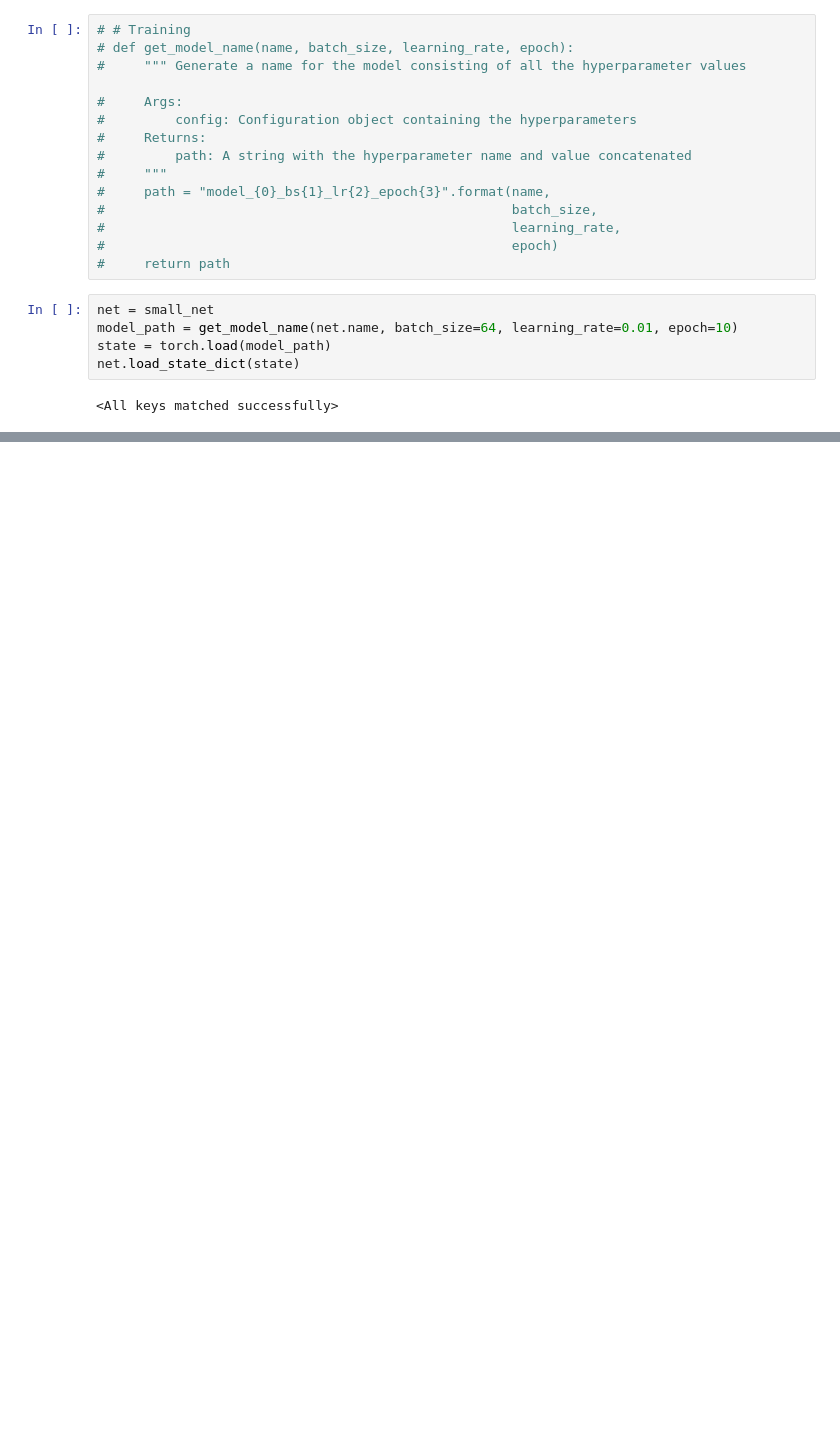
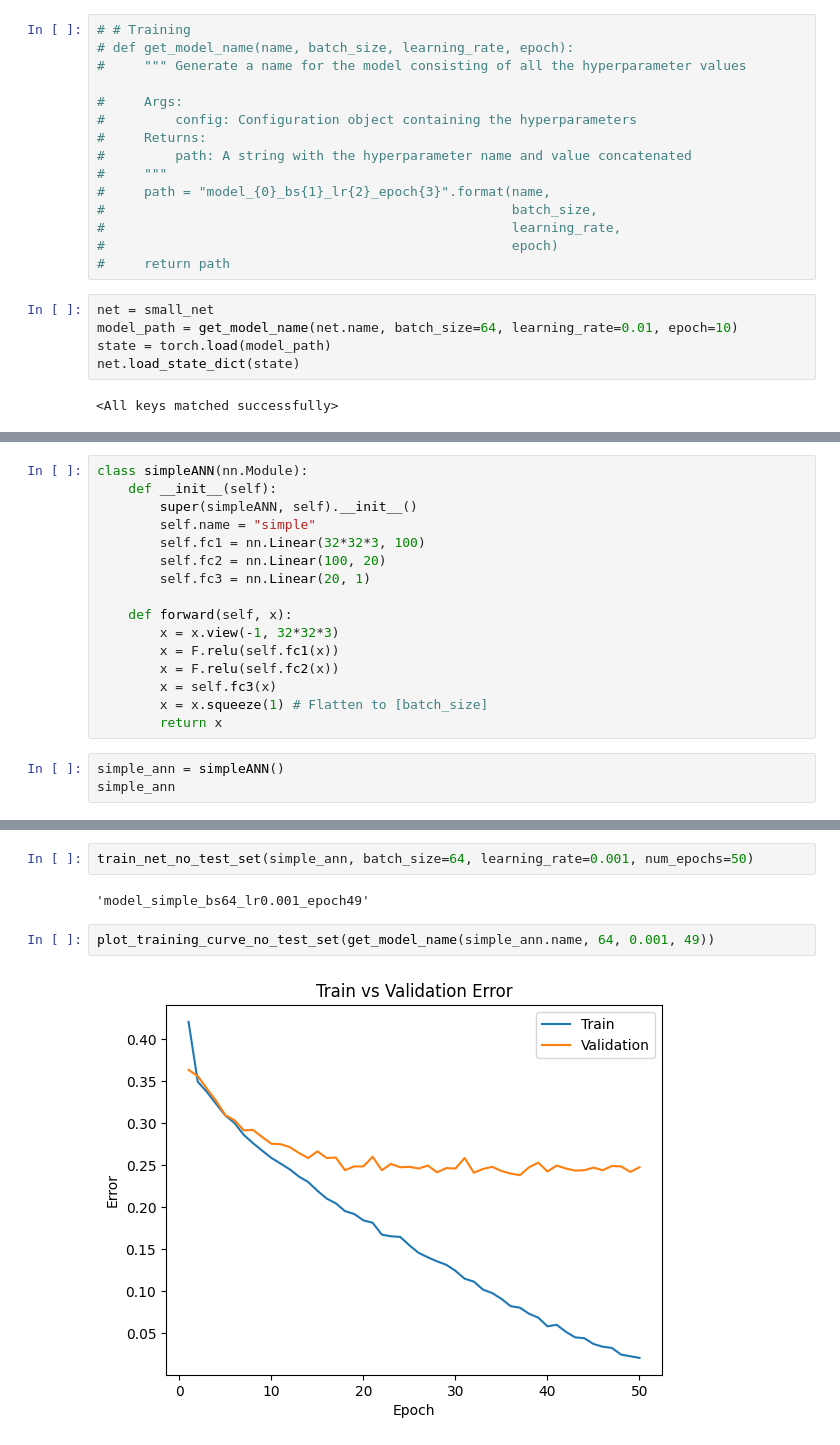
Before and after one commit to armandordorica/MIE1517_A1, a Jupyter notebook: MIE1517_Assignment_1_.ipynb, the cells around one changed output, grey strips where cells are left out. Drawn from its saved outputs; the diff is of its cells as text; blank space fills up the shorter version.

```diff
--- a/MIE1517_Assignment_1_.ipynb
+++ b/MIE1517_Assignment_1_.ipynb
@@ -1537,0 +1724,19 @@ False
+# %%
+class simpleANN(nn.Module):
+    def __init__(self):
+        super(simpleANN, self).__init__()
+        self.name = "simple"
+        self.fc1 = nn.Linear(32*32*3, 100)
+        self.fc2 = nn.Linear(100, 20)
+        self.fc3 = nn.Linear(20, 1)
+
+    def forward(self, x):
+        x = x.view(-1, 32*32*3)
+        x = F.relu(self.fc1(x))
+        x = F.relu(self.fc2(x))
+        x = self.fc3(x)
+        x = x.squeeze(1) # Flatten to [batch_size]
+        return x
+# %%
+simple_ann = simpleANN()
+simple_ann
@@ -1537,0 +1862,8 @@ False
+# %%
+train_net_no_test_set(simple_ann, batch_size=64, learning_rate=0.001, num_epochs=50)
+# %% [output]
+'model_simple_bs64_lr0.001_epoch49'
+# %%
+plot_training_curve_no_test_set(get_model_name(simple_ann.name, 64, 0.001, 49))
+# %% [output]
+[figure, added]
```
Also changed, not shown: parts of 71 cells of this notebook.
